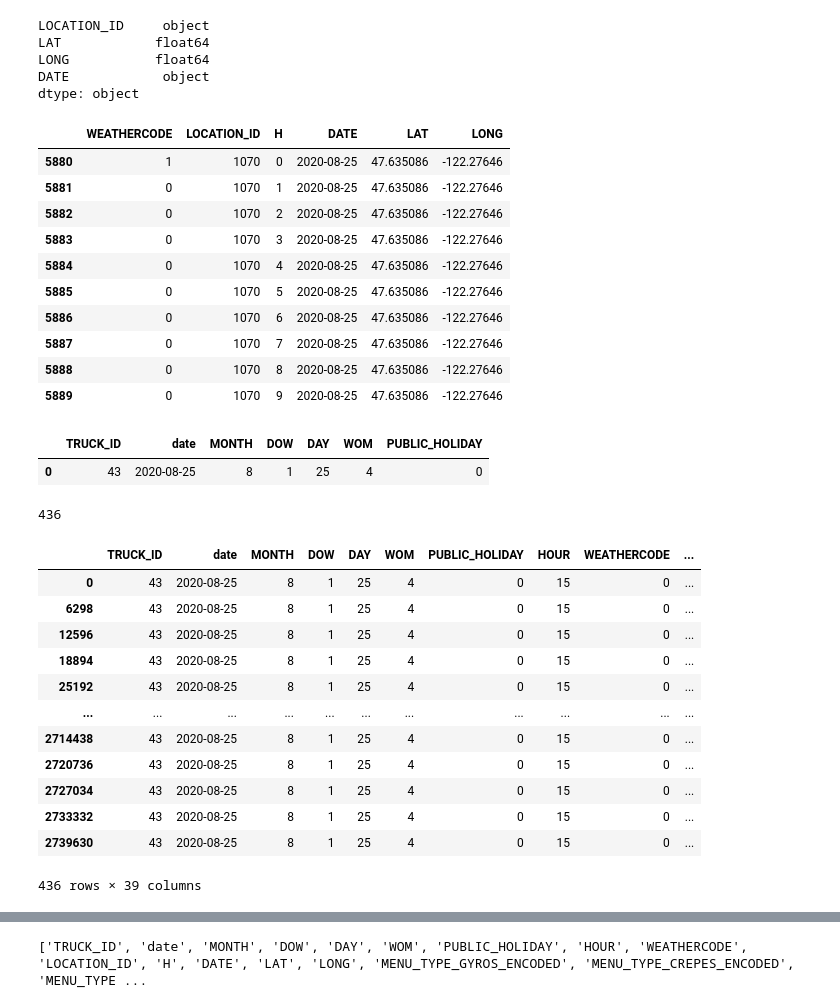
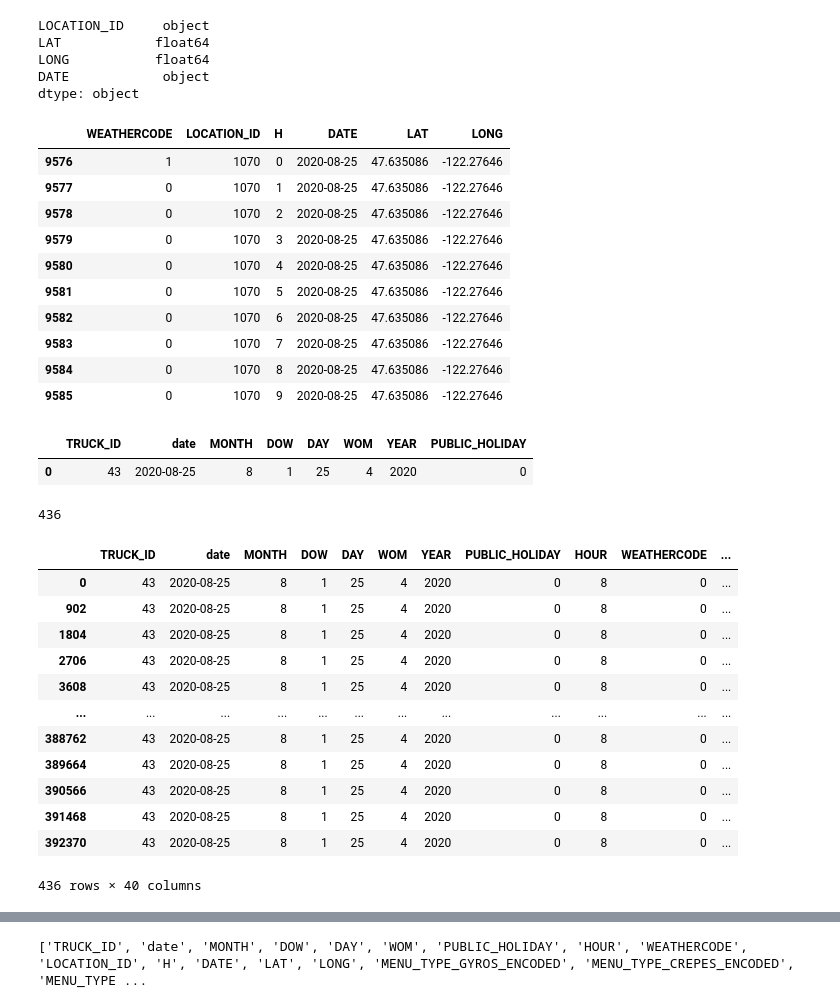
Before and after one commit to jkyxd/ICP_Group3, a Jupyter notebook: ICP Finalized Prototype.ipynb, the cells around one changed output, grey strips where cells are left out. Drawn from its saved outputs; the diff is of its cells as text; code cells hidden in the pictures.

```diff
--- a/ICP Finalized Prototype.ipynb
+++ b/ICP Finalized Prototype.ipynb
@@ -986,0 +1042,8 @@ print(X_final_scaled.columns.tolist())
+# %%
+def winsorise(df, variable, upper_limit, lower_limit):
+    return np.where(df[variable] > upper_limit, upper_limit,
+                    np.where(df[variable] < lower_limit, lower_limit, df[variable]))
+
+X_final_scaled['Revenue']= winsorise(X_final_scaled, 'Revenue', X_final_scaled['Revenue'].quantile(0.85), X_final_scaled['Revenue'].quantile(0))
+X_final_scaled['SUM_DAY_OF_WEEK_AVG_CITY_MENU_TYPE']= winsorise(X_final_scaled, 'SUM_DAY_OF_WEEK_AVG_CITY_MENU_TYPE', X_final_scaled['SUM_DAY_OF_WEEK_AVG_CITY_MENU_TYPE'].quantile(0.85), X_final_scaled['SUM_DAY_OF_WEEK_AVG_CITY_MENU_TYPE'].quantile(0))
+X_final_scaled['SUM_PREV_YEAR_MONTH_SALES_CITY_MENU_TYPE']= winsorise(X_final_scaled, 'SUM_PREV_YEAR_MONTH_SALES_CITY_MENU_TYPE', X_final_scaled['SUM_PREV_YEAR_MONTH_SALES_CITY_MENU_TYPE'].quantile(0.8), X_final_scaled['SUM_PREV_YEAR_MONTH_SALES_CITY_MENU_TYPE'].quantile(0.5))
@@ -1259,10 +1538,10 @@ from datetime import datetime
 truck_id = 43
 date = '2020-8-25'
 datetime_object = datetime.strptime(date, '%Y-%m-%d')
-starting_hour = 15
-ending_hour = 21
+starting_hour = 8
+ending_hour = 22
 num_of_locs = 2
-each_location_travel_distance = 8 #km
+each_location_travel_distance = 5 #km
 max_total_travel_distance= each_location_travel_distance * num_of_locs
 # %%
 df = pd.DataFrame({'TRUCK_ID': [truck_id],
@@ -1274,6 +1553,7 @@ df['MONTH'] = df['date'].dt.month
 df['DOW'] = df['date'].dt.weekday
 df['DAY'] = df['date'].dt.day
 df['WOM'] = (df['DAY'] - 1) // 7 + 1
+df['YEAR'] = df['date'].dt.year
 
 public_holidays = [
      {'Month': 7, 'Day': 4, 'DOW': None, 'WOM': None},  # 4th of July
@@ -1376,21 +1656,21 @@ weadf = pd.merge(wdf, loc_checker, on=['LOCATION_ID', 'DATE']).drop_duplicates()
 weadf[weadf['LOCATION_ID']==1070].head(10)
 # %% [output]
 |  | WEATHERCODE | LOCATION_ID | H | DATE | LAT | LONG |
-| 5880 | 1 | 1070 | 0 | 2020-08-25 | 47.635086 | -122.27646 |
-| 5881 | 0 | 1070 | 1 | 2020-08-25 | 47.635086 | -122.27646 |
-| 5882 | 0 | 1070 | 2 | 2020-08-25 | 47.635086 | -122.27646 |
-| 5883 | 0 | 1070 | 3 | 2020-08-25 | 47.635086 | -122.27646 |
-| 5884 | 0 | 1070 | 4 | 2020-08-25 | 47.635086 | -122.27646 |
-| 5885 | 0 | 1070 | 5 | 2020-08-25 | 47.635086 | -122.27646 |
-| 5886 | 0 | 1070 | 6 | 2020-08-25 | 47.635086 | -122.27646 |
-| 5887 | 0 | 1070 | 7 | 2020-08-25 | 47.635086 | -122.27646 |
-| 5888 | 0 | 1070 | 8 | 2020-08-25 | 47.635086 | -122.27646 |
-| 5889 | 0 | 1070 | 9 | 2020-08-25 | 47.635086 | -122.27646 |
+| 9576 | 1 | 1070 | 0 | 2020-08-25 | 47.635086 | -122.27646 |
+| 9577 | 0 | 1070 | 1 | 2020-08-25 | 47.635086 | -122.27646 |
+| 9578 | 0 | 1070 | 2 | 2020-08-25 | 47.635086 | -122.27646 |
+| 9579 | 0 | 1070 | 3 | 2020-08-25 | 47.635086 | -122.27646 |
+| 9580 | 0 | 1070 | 4 | 2020-08-25 | 47.635086 | -122.27646 |
+| 9581 | 0 | 1070 | 5 | 2020-08-25 | 47.635086 | -122.27646 |
+| 9582 | 0 | 1070 | 6 | 2020-08-25 | 47.635086 | -122.27646 |
+| 9583 | 0 | 1070 | 7 | 2020-08-25 | 47.635086 | -122.27646 |
+| 9584 | 0 | 1070 | 8 | 2020-08-25 | 47.635086 | -122.27646 |
+| 9585 | 0 | 1070 | 9 | 2020-08-25 | 47.635086 | -122.27646 |
 # %%
 df.head()
 # %% [output]
-|  | TRUCK_ID | date | MONTH | DOW | DAY | WOM | PUBLIC_HOLIDAY |
-| 0 | 43 | 2020-08-25 | 8 | 1 | 25 | 4 | 0 |
+|  | TRUCK_ID | date | MONTH | DOW | DAY | WOM | YEAR | PUBLIC_HOLIDAY |
+| 0 | 43 | 2020-08-25 | 8 | 1 | 25 | 4 | 2020 | 0 |
 # %%
 df['date']=df['date'].astype('str')
 # %%
@@ -1400,26 +1680,26 @@ len(new_df.index)
 # %% [output]
 436
 # %%
-filtered_df = X_final_scaled[X_final_scaled['TRUCK_ID'] == truck_id]
+filtered_df = X_final_scaled[(X_final_scaled['TRUCK_ID'] == truck_id) & (X_final_scaled['YEAR'].astype(int) == df['YEAR'][0].astype(int))]
 filtered_df = filtered_df[['TRUCK_ID', 'MENU_TYPE_GYROS_ENCODED', 'MENU_TYPE_CREPES_ENCODED',
                            'MENU_TYPE_BBQ_ENCODED', 'MENU_TYPE_SANDWICHES_ENCODED', 'MENU_TYPE_Mac & Cheese_encoded', 'MENU_TYPE_POUTINE_ENCODED',
                          'MENU_TYPE_ETHIOPIAN_ENCODED', 'MENU_TYPE_TACOS_ENCODED', 'MENU_TYPE_Ice Cream_encoded', 'MENU_TYPE_Hot Dogs_encoded', 'MENU_TYPE_CHINESE_ENCODED',
                          'MENU_TYPE_Grilled Cheese_encoded', 'MENU_TYPE_VEGETARIAN_ENCODED', 'MENU_TYPE_INDIAN_ENCODED', 'MENU_TYPE_RAMEN_ENCODED', 'CITY_SEATTLE_ENCODED',
                          'CITY_DENVER_ENCODED', 'CITY_San Mateo_encoded', 'CITY_New York City_encoded', 'CITY_BOSTON_ENCODED', 'REGION_NY_ENCODED', 'REGION_MA_ENCODED',
                          'REGION_CO_ENCODED', 'REGION_WA_ENCODED', 'REGION_CA_ENCODED']]
 merge_df = new_df.merge(filtered_df, left_on='TRUCK_ID', right_on='TRUCK_ID', how='inner').drop_duplicates()
 merge_df
 # %% [output]
-|  | TRUCK_ID | date | MONTH | DOW | DAY | WOM | PUBLIC_HOLIDAY | HOUR | WEATHERCODE | ... |
-| 0 | 43 | 2020-08-25 | 8 | 1 | 25 | 4 | 0 | 15 | 0 | ... |
-| 6298 | 43 | 2020-08-25 | 8 | 1 | 25 | 4 | 0 | 15 | 0 | ... |
-| 12596 | 43 | 2020-08-25 | 8 | 1 | 25 | 4 | 0 | 15 | 0 | ... |
-| 18894 | 43 | 2020-08-25 | 8 | 1 | 25 | 4 | 0 | 15 | 0 | ... |
-| 25192 | 43 | 2020-08-25 | 8 | 1 | 25 | 4 | 0 | 15 | 0 | ... |
-| ... | ... | ... | ... | ... | ... | ... | ... | ... | ... | ... |
-| 2714438 | 43 | 2020-08-25 | 8 | 1 | 25 | 4 | 0 | 15 | 0 | ... |
-| 2720736 | 43 | 2020-08-25 | 8 | 1 | 25 | 4 | 0 | 15 | 0 | ... |
-| 2727034 | 43 | 2020-08-25 | 8 | 1 | 25 | 4 | 0 | 15 | 0 | ... |
-| 2733332 | 43 | 2020-08-25 | 8 | 1 | 25 | 4 | 0 | 15 | 0 | ... |
-| 2739630 | 43 | 2020-08-25 | 8 | 1 | 25 | 4 | 0 | 15 | 0 | ... |
+|  | TRUCK_ID | date | MONTH | DOW | DAY | WOM | YEAR | PUBLIC_HOLIDAY | HOUR | WEATHERCODE | ... |
+| 0 | 43 | 2020-08-25 | 8 | 1 | 25 | 4 | 2020 | 0 | 8 | 0 | ... |
+| 902 | 43 | 2020-08-25 | 8 | 1 | 25 | 4 | 2020 | 0 | 8 | 0 | ... |
+| 1804 | 43 | 2020-08-25 | 8 | 1 | 25 | 4 | 2020 | 0 | 8 | 0 | ... |
+| 2706 | 43 | 2020-08-25 | 8 | 1 | 25 | 4 | 2020 | 0 | 8 | 0 | ... |
+| 3608 | 43 | 2020-08-25 | 8 | 1 | 25 | 4 | 2020 | 0 | 8 | 0 | ... |
+| ... | ... | ... | ... | ... | ... | ... | ... | ... | ... | ... | ... |
+| 388762 | 43 | 2020-08-25 | 8 | 1 | 25 | 4 | 2020 | 0 | 8 | 0 | ... |
+| 389664 | 43 | 2020-08-25 | 8 | 1 | 25 | 4 | 2020 | 0 | 8 | 0 | ... |
+| 390566 | 43 | 2020-08-25 | 8 | 1 | 25 | 4 | 2020 | 0 | 8 | 0 | ... |
+| 391468 | 43 | 2020-08-25 | 8 | 1 | 25 | 4 | 2020 | 0 | 8 | 0 | ... |
+| 392370 | 43 | 2020-08-25 | 8 | 1 | 25 | 4 | 2020 | 0 | 8 | 0 | ... |
-436 rows × 39 columns
+436 rows × 40 columns
```
Also changed, not shown: parts of 22 cells of this notebook.
